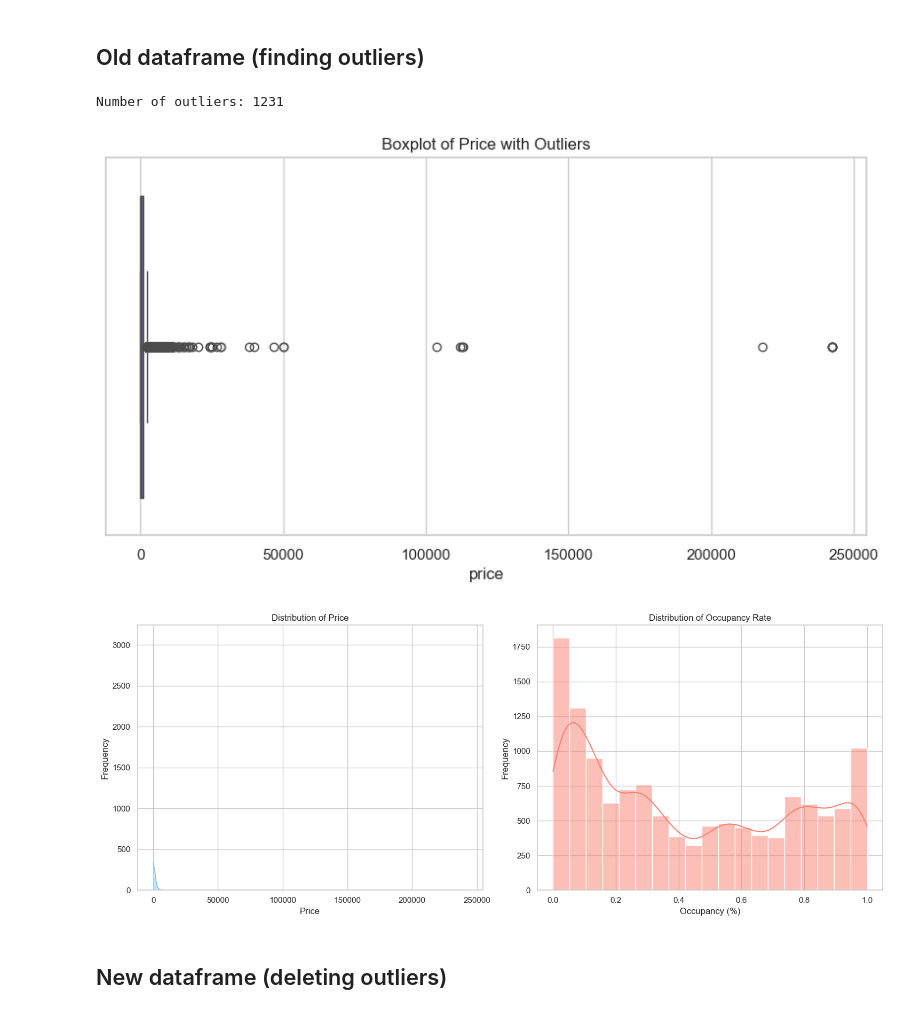
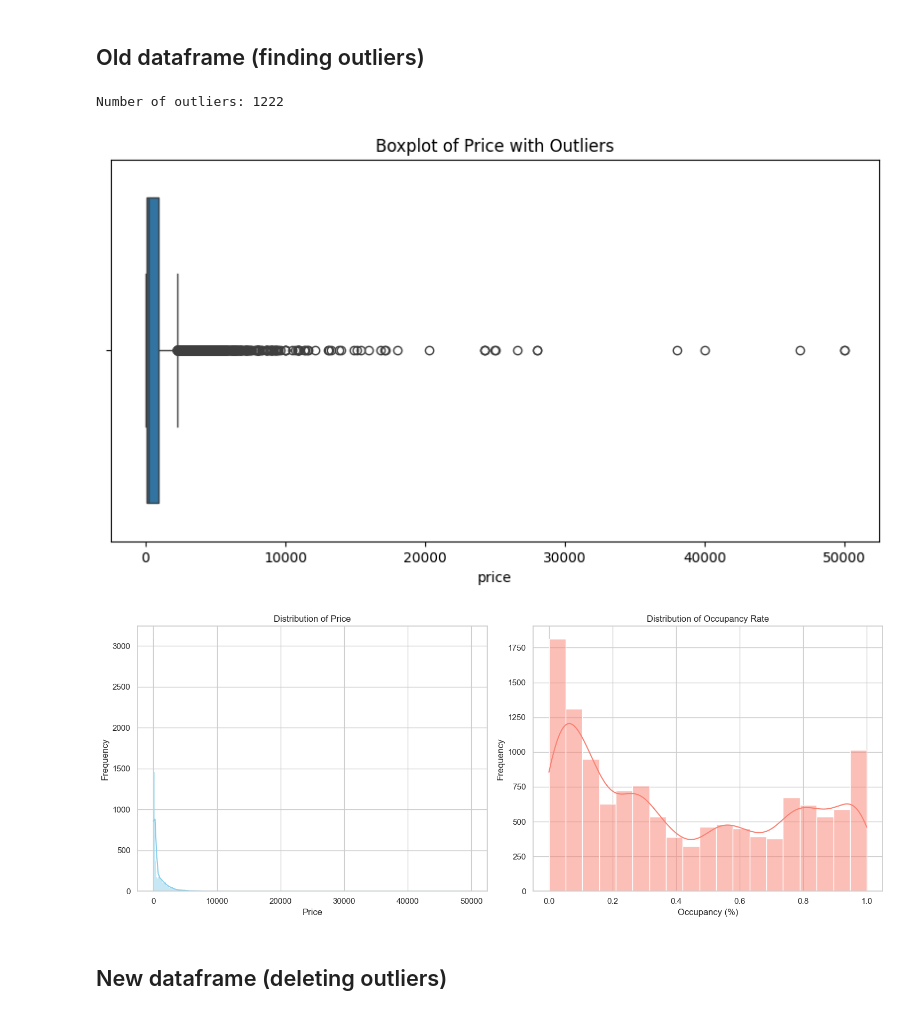
Before and after one commit to anna-kryvulia/Econometrics_project_Airbnb, a Jupyter notebook: file1.ipynb, the cells around one changed output. Drawn from its saved outputs; the diff is of its cells as text; code cells hidden in the pictures.

```diff
--- a/file1.ipynb
+++ b/file1.ipynb
@@ -113,29 +111,30 @@ dtype: int64
 # %% [markdown]
 ## Old dataframe (finding outliers)
 # %%
+df = df[df['price'] <= 100000].copy()
 def get_outliers_info(df, column_name):
     Q1 = df[column_name].quantile(0.25)
     Q3 = df[column_name].quantile(0.75)
     IQR = Q3 - Q1
 
     lower_bound = Q1 - 1.5 * IQR
     upper_bound = Q3 + 1.5 * IQR
 
     outliers = df[(df[column_name] < lower_bound) | (df[column_name] > upper_bound)]
 
     print(f"Number of outliers: {len(outliers)}")
 
     return outliers, (lower_bound, upper_bound)
 
 price_outliers, bounds = get_outliers_info(df, 'price')
 
 plt.figure(figsize=(10, 5))
 sns.boxplot(x=df['price'])
 plt.title('Boxplot of Price with Outliers')
 plt.show()
 # %% [output]
-Number of outliers: 1231
+Number of outliers: 1222
-[figure, old version]
+[figure, new version]
 # %%
 #old_distribution
 
@@ -155,7 +154,7 @@ axes[1].set_ylabel('Frequency')
 plt.tight_layout()
 plt.show()
 # %% [output]
-[figure, old version]
+[figure, new version]
 # %% [markdown]
 ## New dataframe (deleting outliers)
 # %%
```
Also changed, not shown: parts of 32 cells of this notebook, 1 other file.
